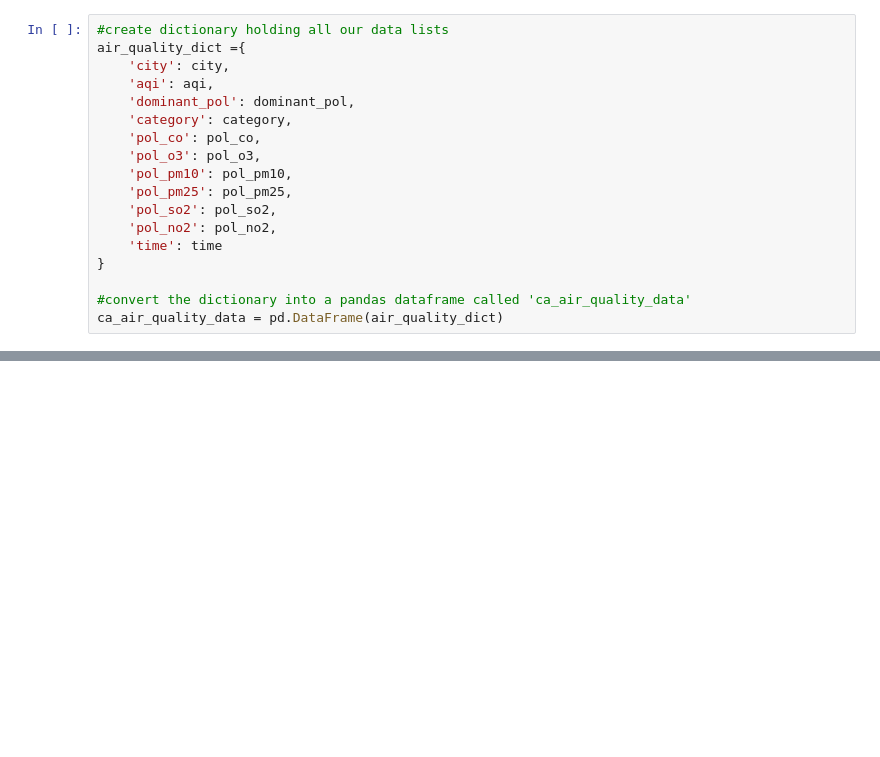
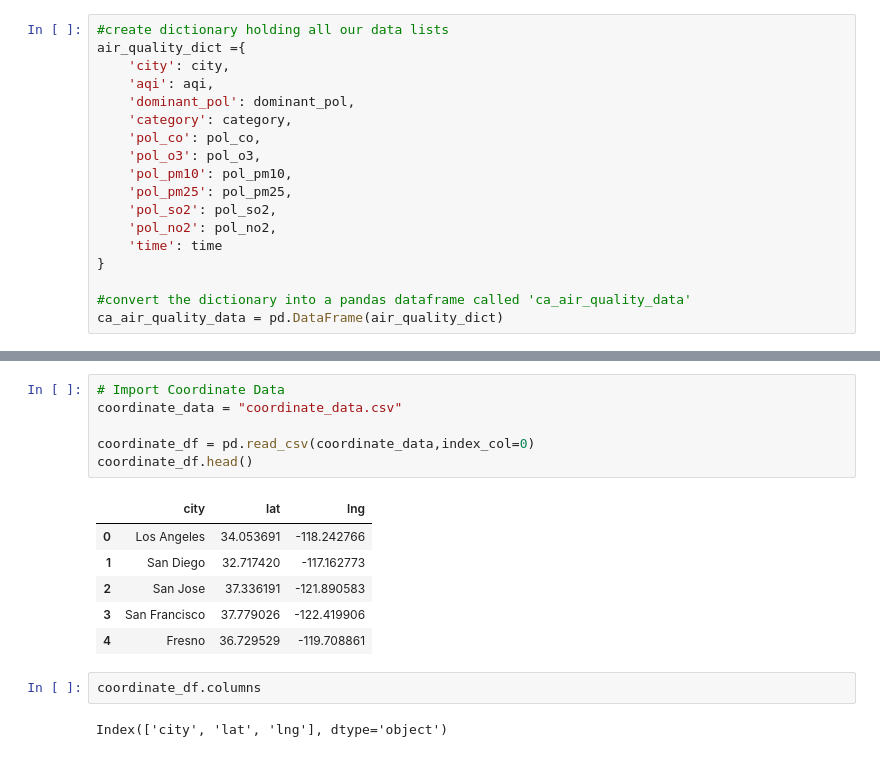
Before and after one commit to medinachuck/AQI-Dashboard, a Jupyter notebook: breezometer_api_requests.ipynb, the cells around one changed output, grey strips where cells are left out. Cells and saved outputs as stored; diff of their text form; blank space fills up the shorter version.

```diff
--- a/breezometer_api_requests.ipynb
+++ b/breezometer_api_requests.ipynb
@@ -116,0 +208,17 @@ ca_air_quality_data = pd.DataFrame(air_quality_dict)
+# %%
+# Import Coordinate Data
+coordinate_data = "coordinate_data.csv"
+
+coordinate_df = pd.read_csv(coordinate_data,index_col=0)
+coordinate_df.head()
+# %% [output]
+|  | city | lat | lng |
+| 0 | Los Angeles | 34.053691 | -118.242766 |
+| 1 | San Diego | 32.717420 | -117.162773 |
+| 2 | San Jose | 37.336191 | -121.890583 |
+| 3 | San Francisco | 37.779026 | -122.419906 |
+| 4 | Fresno | 36.729529 | -119.708861 |
+# %%
+coordinate_df.columns
+# %% [output]
+Index(['city', 'lat', 'lng'], dtype='object')
```
Also changed, not shown: parts of 20 cells of this notebook, 1 other file.
